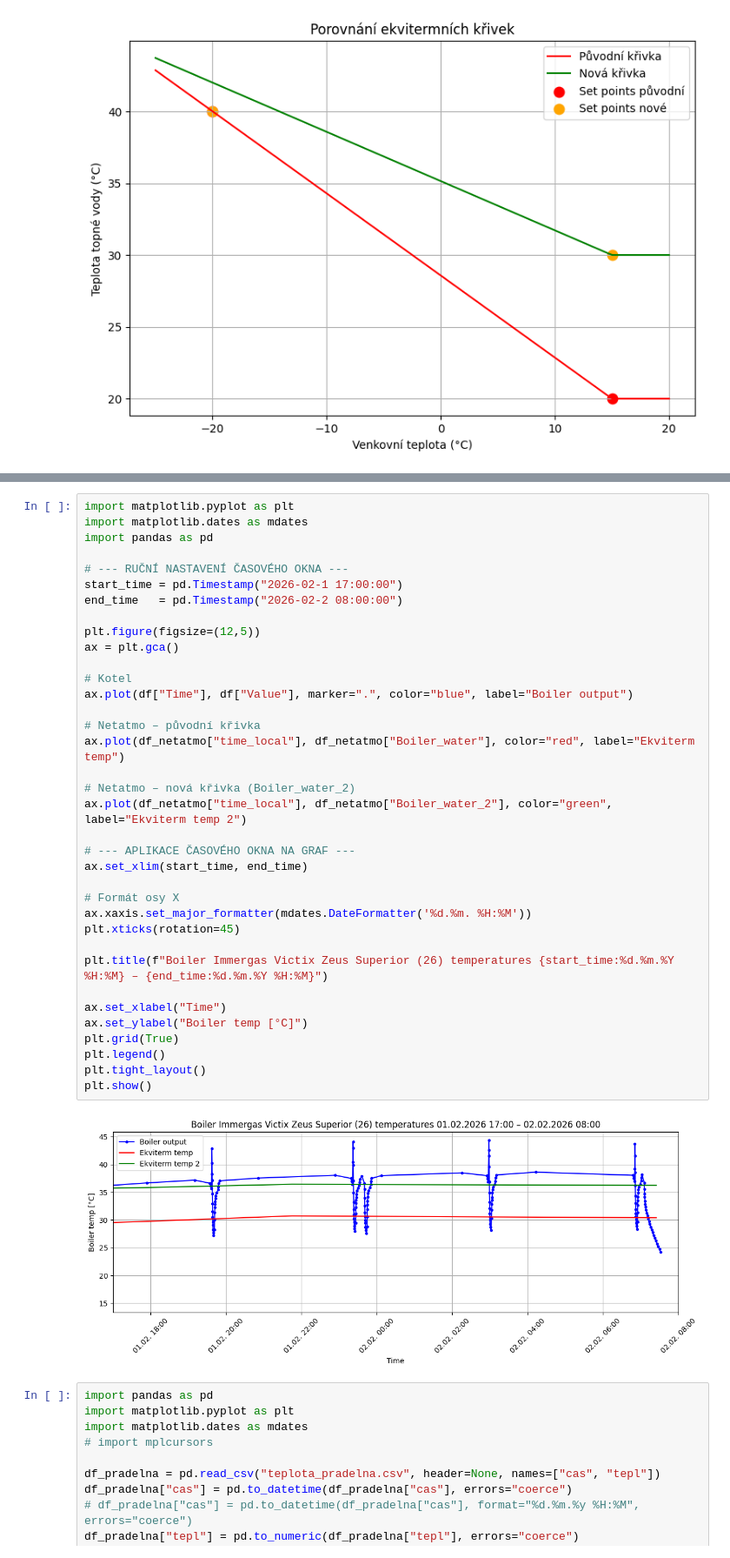
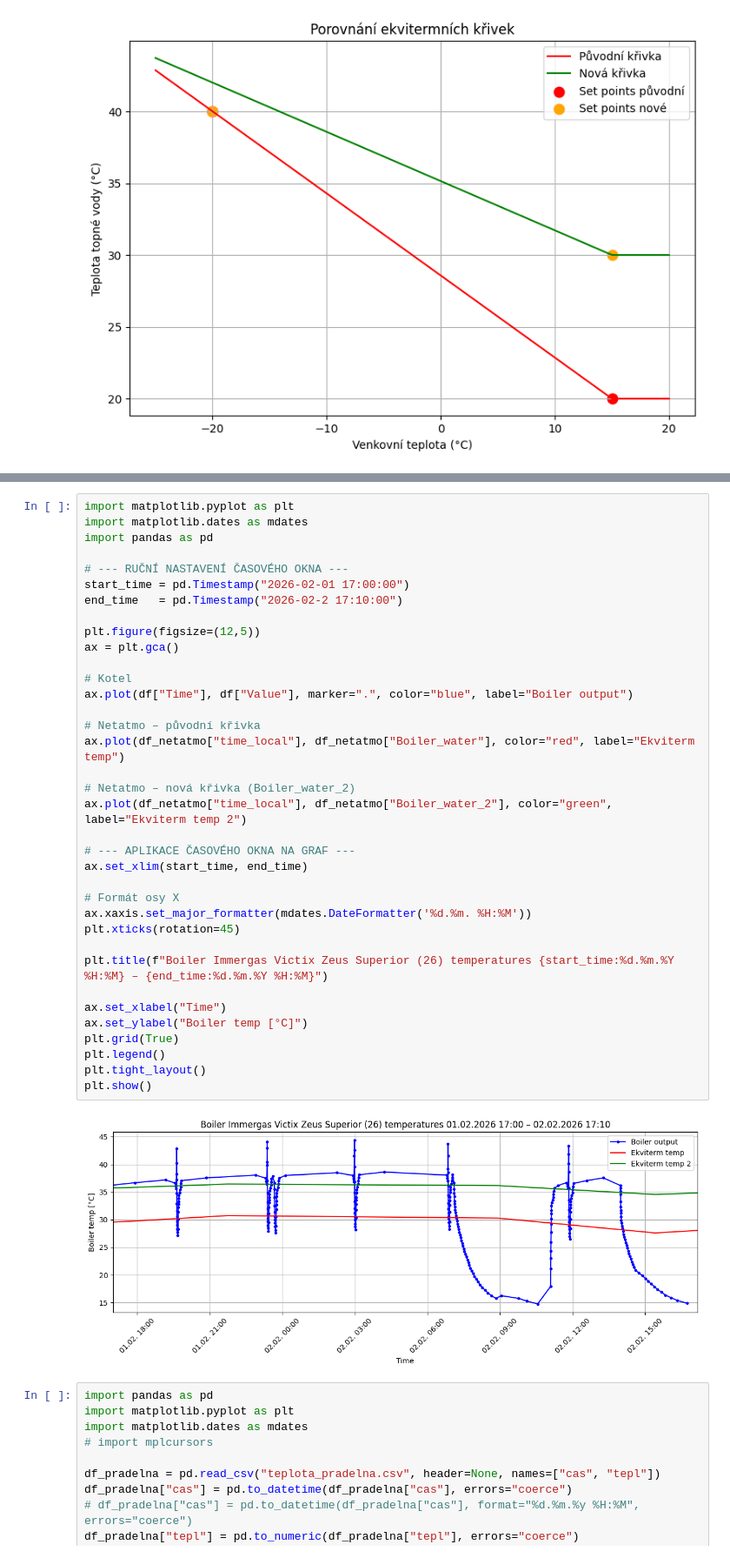
Before and after one commit to MarekCoderslab/Teploty_kotle, a Jupyter notebook: Teplota_kotle.ipynb, the cells around one changed output, grey strips where cells are left out. Shown at 87% size. Drawn from its saved outputs; the diff is of its cells as text.

```diff
--- a/Teplota_kotle.ipynb
+++ b/Teplota_kotle.ipynb
@@ -200,38 +188,38 @@ import matplotlib.dates as mdates
 import pandas as pd
 
 # --- RUČNÍ NASTAVENÍ ČASOVÉHO OKNA ---
-start_time = pd.Timestamp("2026-02-1 17:00:00")
-end_time   = pd.Timestamp("2026-02-2 08:00:00")
+start_time = pd.Timestamp("2026-02-01 17:00:00")
+end_time   = pd.Timestamp("2026-02-2 17:10:00")
 
 plt.figure(figsize=(12,5))
 ax = plt.gca()
 
 # Kotel
 ax.plot(df["Time"], df["Value"], marker=".", color="blue", label="Boiler output")
 
 # Netatmo – původní křivka
 ax.plot(df_netatmo["time_local"], df_netatmo["Boiler_water"], color="red", label="Ekviterm temp")
 
 # Netatmo – nová křivka (Boiler_water_2)
 ax.plot(df_netatmo["time_local"], df_netatmo["Boiler_water_2"], color="green", label="Ekviterm temp 2")
 
 # --- APLIKACE ČASOVÉHO OKNA NA GRAF ---
 ax.set_xlim(start_time, end_time)
 
 # Formát osy X
 ax.xaxis.set_major_formatter(mdates.DateFormatter('%d.%m. %H:%M'))
 plt.xticks(rotation=45)
 
 plt.title(f"Boiler Immergas Victix Zeus Superior (26) temperatures {start_time:%d.%m.%Y %H:%M} – {end_time:%d.%m.%Y %H:%M}")
 
 ax.set_xlabel("Time")
 ax.set_ylabel("Boiler temp [°C]")
 plt.grid(True)
 plt.legend()
 plt.tight_layout()
 plt.show()
 # %% [output]
-[figure, old version]
+[figure, new version]
 # %%
 import pandas as pd
 import matplotlib.pyplot as plt
```
Also changed, not shown: parts of 5 cells of this notebook, 2 other files.
